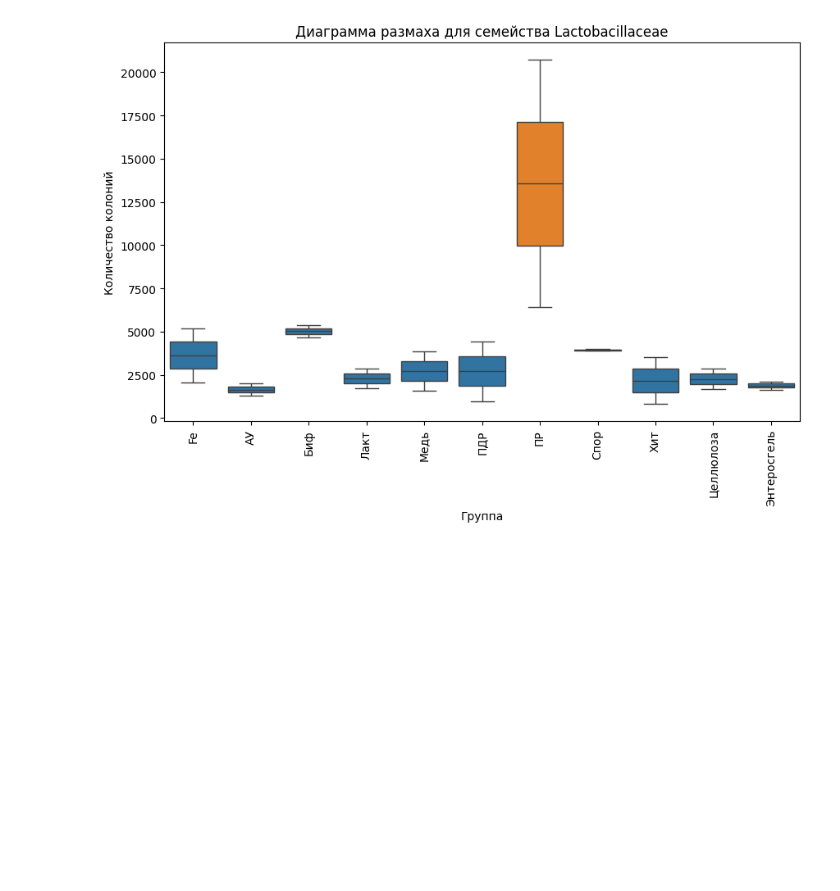
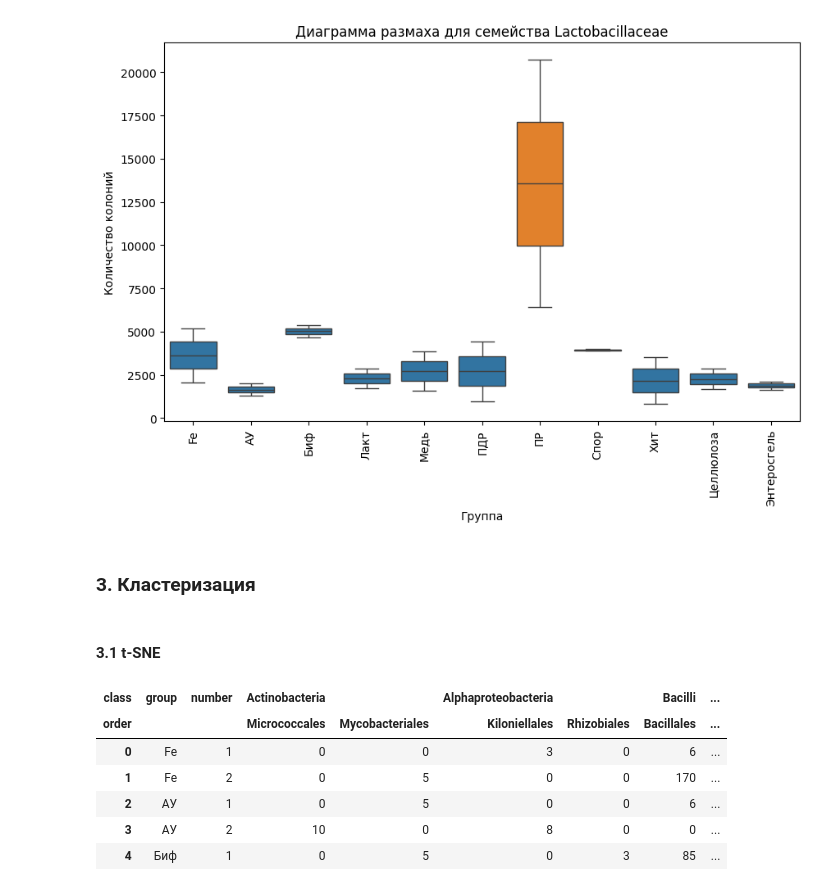
Before and after one commit to innominity/nanomaterials-2025, a Jupyter notebook: src/notebooks/data_analysis.ipynb, the cells around one changed output. Drawn from its saved outputs; the diff is of its cells as text; code cells hidden in the pictures; blank space fills up the shorter version.

```diff
--- a/src/notebooks/data_analysis.ipynb
+++ b/src/notebooks/data_analysis.ipynb
@@ -678,3 +681,17 @@ plot_colonies_in_family_13()
 9   Энтеросгель   2126
 8   Энтеросгель   1636
 [figure]
+# %% [markdown]
+### 3. Кластеризация
+# %% [markdown]
+#### 3.1 t-SNE
+# %%
+table.head()
+# %% [output]
+| class | group | number | Actinobacteria |  | Alphaproteobacteria |  | Bacilli | ... |
+| order |  |  | Micrococcales | Mycobacteriales | Kiloniellales | Rhizobiales | Bacillales | ... |
+| 0 | Fe | 1 | 0 | 0 | 3 | 0 | 6 | ... |
+| 1 | Fe | 2 | 0 | 5 | 0 | 0 | 170 | ... |
+| 2 | АУ | 1 | 0 | 5 | 0 | 0 | 6 | ... |
+| 3 | АУ | 2 | 10 | 0 | 8 | 0 | 0 | ... |
+| 4 | Биф | 1 | 0 | 5 | 0 | 3 | 85 | ... |
```
Also changed, not shown: parts of 4 cells of this notebook.
